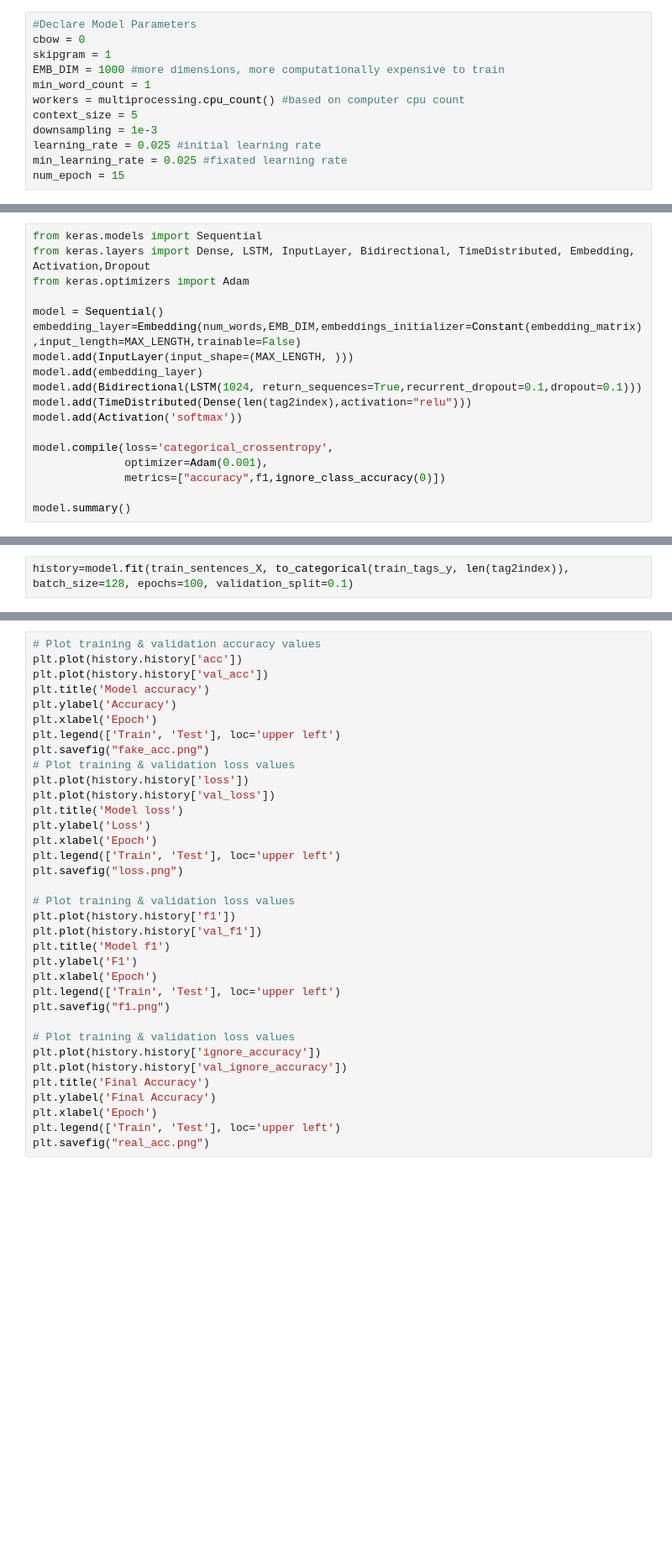
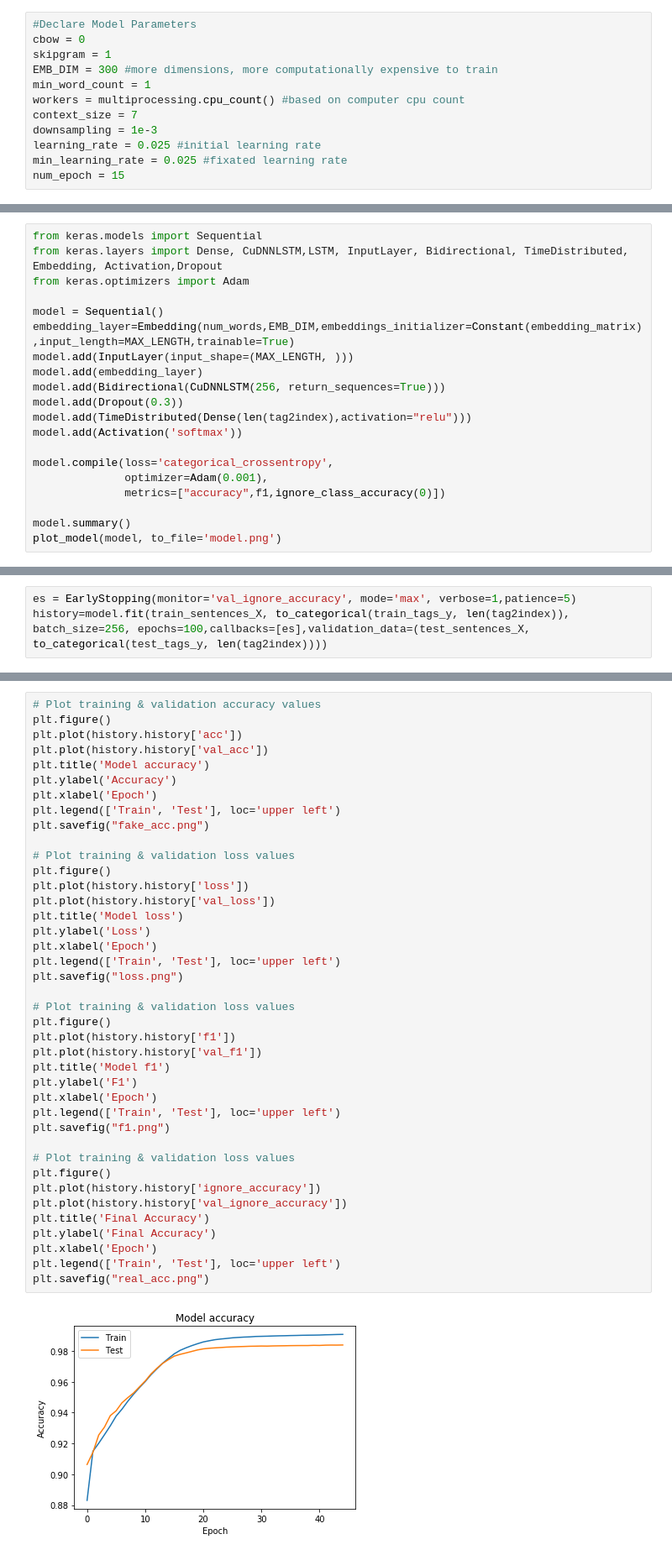
Before and after one commit to gizachewteshome/NLP-POS-Tagger, a Jupyter notebook: POS Tagging.ipynb, the cells around one changed output, grey strips where cells are left out. Shown: that part at 84% size. Cells and saved outputs as stored; diff of their text form; blank space fills up the shorter version.

```diff
--- a/POS Tagging.ipynb
+++ b/POS Tagging.ipynb
@@ -92,10 +104,10 @@ tag2index['-PAD-'] = 0  # The special value used to padding
 #Declare Model Parameters
 cbow = 0
 skipgram = 1
-EMB_DIM = 1000 #more dimensions, more computationally expensive to train
+EMB_DIM = 300 #more dimensions, more computationally expensive to train
 min_word_count = 1
 workers = multiprocessing.cpu_count() #based on computer cpu count
-context_size = 5
+context_size = 7
 downsampling = 1e-3
 learning_rate = 0.025 #initial learning rate
 min_learning_rate = 0.025 #fixated learning rate
@@ -211,14 +226,15 @@ print(test_tags_y[0])
   0  0  0  0  0  0  0]
 # %%
 from keras.models import Sequential
-from keras.layers import Dense, LSTM, InputLayer, Bidirectional, TimeDistributed, Embedding, Activation,Dropout
+from keras.layers import Dense, CuDNNLSTM,LSTM, InputLayer, Bidirectional, TimeDistributed, Embedding, Activation,Dropout
 from keras.optimizers import Adam
 
 model = Sequential()
-embedding_layer=Embedding(num_words,EMB_DIM,embeddings_initializer=Constant(embedding_matrix),input_length=MAX_LENGTH,trainable=False)
+embedding_layer=Embedding(num_words,EMB_DIM,embeddings_initializer=Constant(embedding_matrix),input_length=MAX_LENGTH,trainable=True)
 model.add(InputLayer(input_shape=(MAX_LENGTH, )))
 model.add(embedding_layer)
-model.add(Bidirectional(LSTM(1024, return_sequences=True,recurrent_dropout=0.1,dropout=0.1)))
+model.add(Bidirectional(CuDNNLSTM(256, return_sequences=True)))
+model.add(Dropout(0.3))
 model.add(TimeDistributed(Dense(len(tag2index),activation="relu")))
 model.add(Activation('softmax'))
 
@@ -227,6 +243,7 @@ model.compile(loss='categorical_crossentropy',
               metrics=["accuracy",f1,ignore_class_accuracy(0)])
 
 model.summary()
+plot_model(model, to_file='model.png')
 # %% [output]
 _________________________________________________________________
 Layer (type)                 Output Shape              Param #
@@ -265,5 +284,3 @@ print(cat_train_tags_y[0])
  [1. 0. 0. ... 0. 0. 0.]
  [1. 0. 0. ... 0. 0. 0.]
  [1. 0. 0. ... 0. 0. 0.]]
-# %%
-history=model.fit(train_sentences_X, to_categorical(train_tags_y, len(tag2index)), batch_size=128, epochs=100, validation_split=0.1)
@@ -272,0 +287,3 @@ Epoch 1/100
+# %%
+es = EarlyStopping(monitor='val_ignore_accuracy', mode='max', verbose=1,patience=5)
+history=model.fit(train_sentences_X, to_categorical(train_tags_y, len(tag2index)), batch_size=256, epochs=100,callbacks=[es],validation_data=(test_sentences_X, to_categorical(test_tags_y, len(tag2index))))
@@ -273,35 +308,42 @@ Epoch 1/100
 # %%
 # Plot training & validation accuracy values
+plt.figure()
 plt.plot(history.history['acc'])
 plt.plot(history.history['val_acc'])
 plt.title('Model accuracy')
 plt.ylabel('Accuracy')
 plt.xlabel('Epoch')
 plt.legend(['Train', 'Test'], loc='upper left')
 plt.savefig("fake_acc.png")
+
 # Plot training & validation loss values
+plt.figure()
 plt.plot(history.history['loss'])
 plt.plot(history.history['val_loss'])
 plt.title('Model loss')
 plt.ylabel('Loss')
 plt.xlabel('Epoch')
 plt.legend(['Train', 'Test'], loc='upper left')
 plt.savefig("loss.png")
 
 # Plot training & validation loss values
+plt.figure()
 plt.plot(history.history['f1'])
 plt.plot(history.history['val_f1'])
 plt.title('Model f1')
 plt.ylabel('F1')
 plt.xlabel('Epoch')
 plt.legend(['Train', 'Test'], loc='upper left')
 plt.savefig("f1.png")
 
 # Plot training & validation loss values
+plt.figure()
 plt.plot(history.history['ignore_accuracy'])
 plt.plot(history.history['val_ignore_accuracy'])
 plt.title('Final Accuracy')
 plt.ylabel('Final Accuracy')
 plt.xlabel('Epoch')
 plt.legend(['Train', 'Test'], loc='upper left')
 plt.savefig("real_acc.png")
+# %% [output]
+[figure, added]
```
Also changed, not shown: parts of 16 cells of this notebook, 1 other file.
